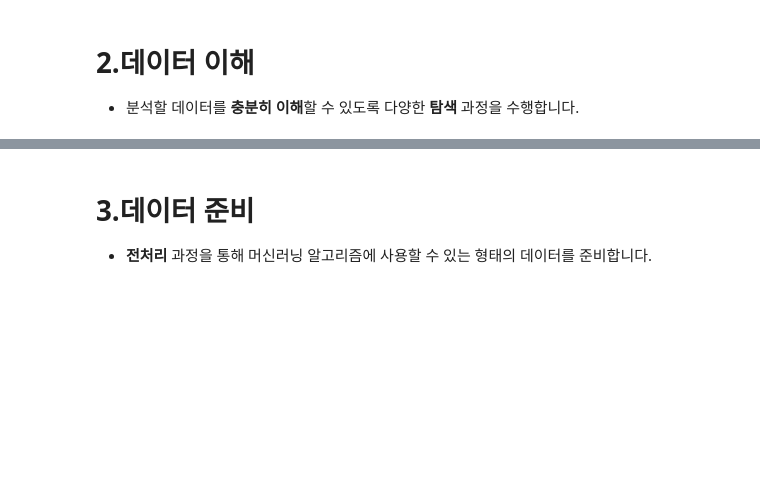
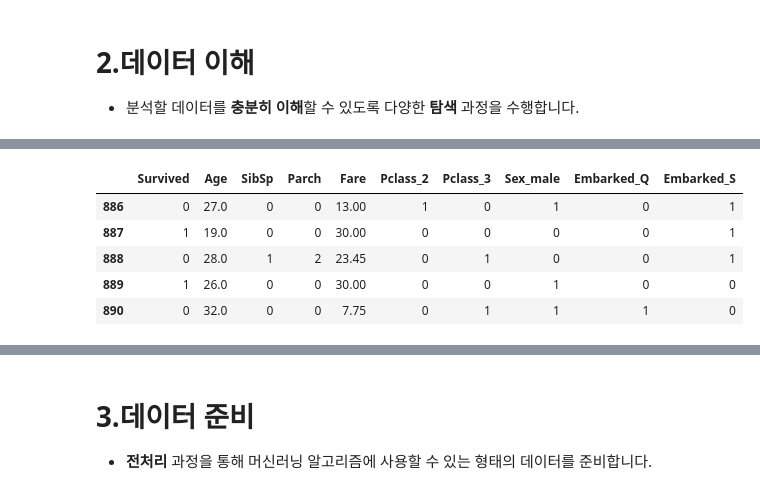
Before and after one commit to ringolove/aivle2201, a Jupyter notebook: ML/익히기/실습02_03_성능평가(Titanic).ipynb, the cells around one changed output, grey strips where cells are left out. Cells and saved outputs as stored; diff of their text form; code cells hidden in the pictures; blank space fills up the shorter version.

```diff
--- a/ML/익히기/실습02_03_성능평가(Titanic).ipynb
+++ b/ML/익히기/실습02_03_성능평가(Titanic).ipynb
@@ -35,4 +43,12 @@ data = pd.read_csv(path)
 # %%
 # 하위 몇 개 행 확인
+data.tail()
+# %% [output]
+|  | Survived | Age | SibSp | Parch | Fare | Pclass_2 | Pclass_3 | Sex_male | Embarked_Q | Embarked_S |
+| 886 | 0 | 27.0 | 0 | 0 | 13.00 | 1 | 0 | 1 | 0 | 1 |
+| 887 | 1 | 19.0 | 0 | 0 | 30.00 | 0 | 0 | 0 | 0 | 1 |
+| 888 | 0 | 28.0 | 1 | 2 | 23.45 | 0 | 1 | 0 | 0 | 1 |
+| 889 | 1 | 26.0 | 0 | 0 | 30.00 | 0 | 0 | 1 | 0 | 0 |
+| 890 | 0 | 32.0 | 0 | 0 | 7.75 | 0 | 1 | 1 | 1 | 0 |
 # %%
 # 변수 확인
```
Also changed, not shown: parts of 25 cells of this notebook, 3 other files.
